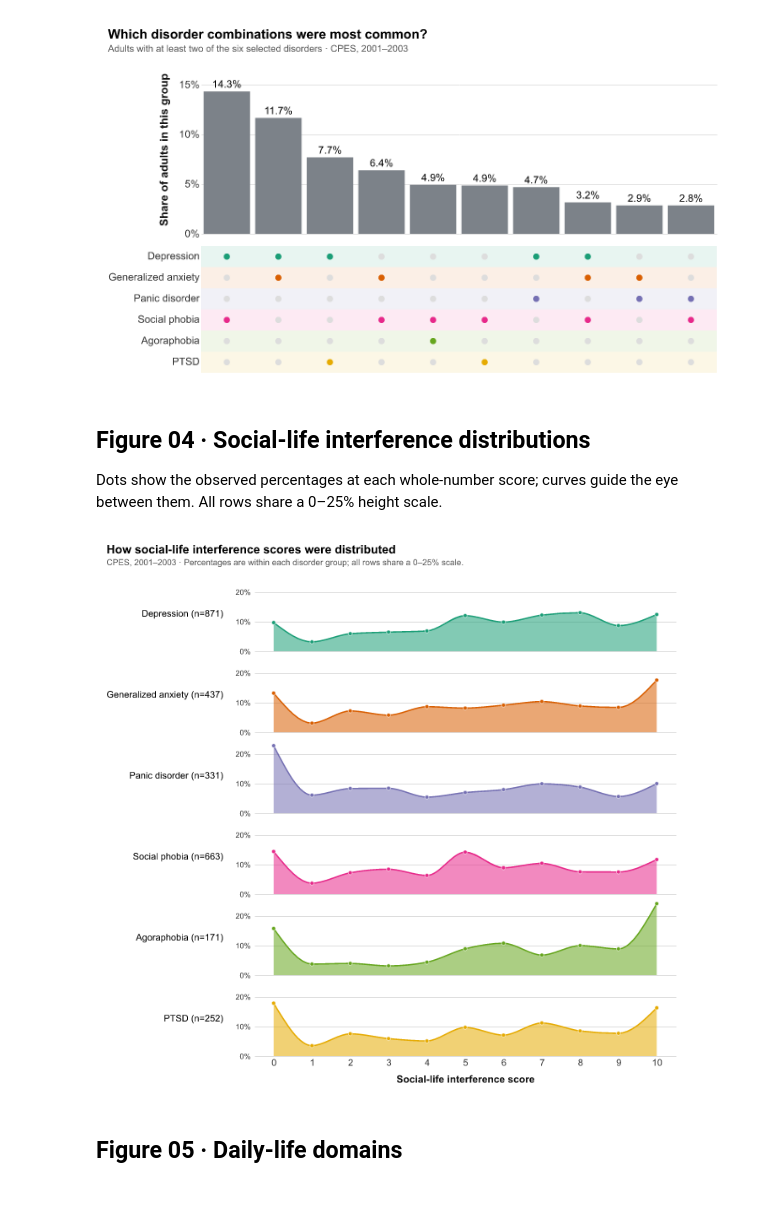
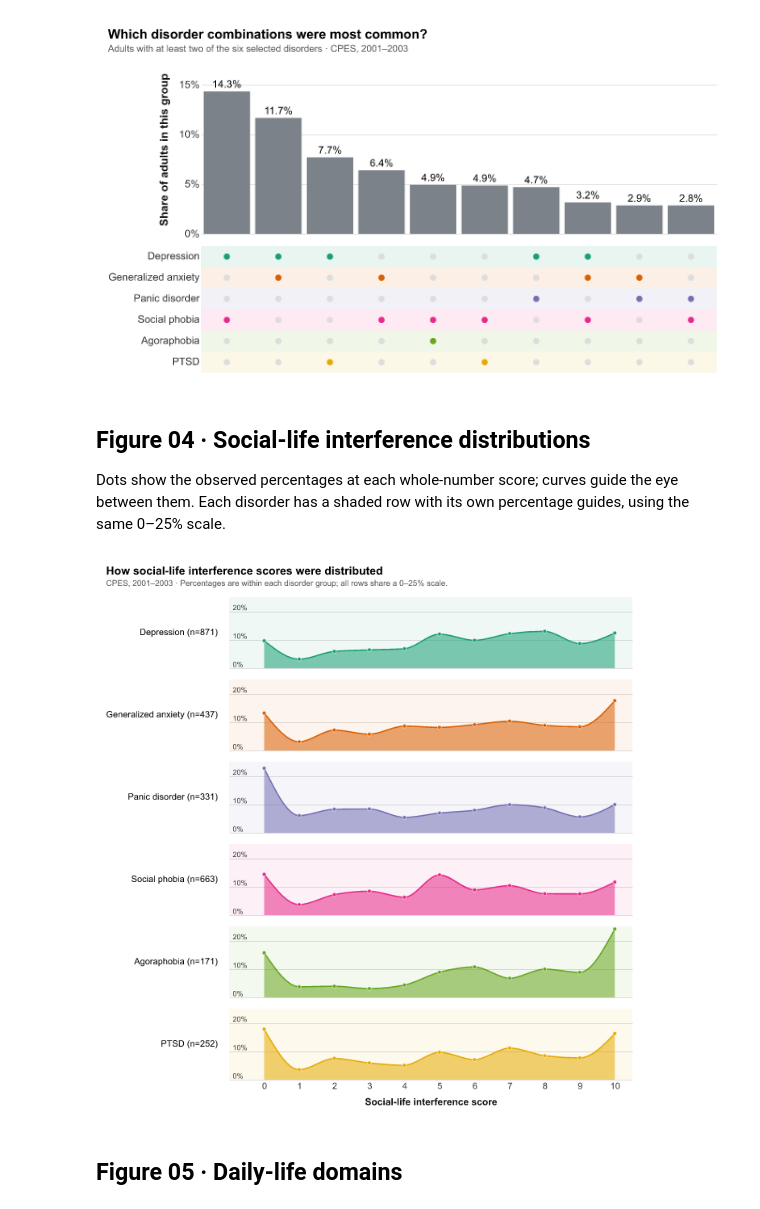
Before and after one commit to judycchen/capp30239-data-visualization_judy-chen, a Jupyter notebook: static-viz-project/milestone2_draft/static-draft.ipynb, the cells around one changed output. Cells and saved outputs as stored; diff of their text form; code cells hidden in the pictures.

Commit message:
Tie percentage guides to shaded disorder rows

```diff
--- a/static-viz-project/milestone2_draft/static-draft.ipynb
+++ b/static-viz-project/milestone2_draft/static-draft.ipynb
@@ -363,7 +363,7 @@ save_chart(
 # %% [markdown]
 ## Figure 04 · Social-life interference distributions
 
-Dots show the observed percentages at each whole-number score; curves guide the eye between them. All rows share a 0–25% height scale.
+Dots show the observed percentages at each whole-number score; curves guide the eye between them. Each disorder has a shaded row with its own percentage guides, using the same 0–25% scale.
 # %%
 score_distributions, score_counts = [], []
 for spec in DISORDERS.values():
@@ -382,38 +382,46 @@ distribution_df = pd.DataFrame([
 
 
 def interference_distributions(df):
+    # Shade each row; the left margin gives its percentage labels their own space.
+    row_background = alt.Chart(df).transform_aggregate(
+        groupby=["panel", "disorder"],
+    ).mark_rect(opacity=.07).encode(
+        x=alt.value(0), x2=alt.value(500), y=alt.value(0), y2=alt.value(88),
+        color=alt.Color("disorder:N", scale=DISORDER_SCALE, legend=None),
+    )
     base = alt.Chart(df).encode(
         x=alt.X("score:Q", title="Social-life interference score",
-                scale=alt.Scale(domain=[-.5, 10.5], nice=False),
+                scale=alt.Scale(domain=[-1, 10.5], nice=False),
                 axis=alt.Axis(values=list(range(11)), tickCount=11, grid=False,
                               labelAngle=0, labelOverlap=False)),
         y=alt.Y("share:Q", title=None, stack=None,
                 scale=alt.Scale(domain=[0, .25], nice=False),
                 axis=alt.Axis(values=[0, .1, .2], format=".0%", tickCount=3,
-                              labelFontSize=9, labelPadding=5, labelOverlap=False,
+                              labelFontSize=9, labelPadding=-4, labelAlign="left",
+                              labelBaseline="bottom", labelOverlap=False,
                               grid=True, gridColor="#DDDDDD", gridOpacity=1)),
         color=alt.Color("disorder:N", scale=DISORDER_SCALE, legend=None),
     )
     # Monotone curves connect the observations; dots retain the actual score values.
     fill = base.mark_area(interpolate="monotone", opacity=.55)
     outline = base.mark_line(interpolate="monotone", strokeWidth=1.6)
     points = base.mark_point(filled=True, size=22, opacity=1,
                              stroke="white", strokeWidth=.6)
-    profiles = (fill + outline + points).properties(width=500, height=88)
+    profiles = (row_background + fill + outline + points).properties(width=500, height=88)
     return profiles.facet(
         row=alt.Row("panel:N", sort=panel_order, title=None,
                     header=alt.Header(labelAngle=0, labelAlign="left", labelPadding=14,
                                       labelFontSize=11)),
-        spacing=8,
+        spacing=14,
     ).resolve_scale(x="shared", y="shared")
 
 
 save_chart(
     interference_distributions(distribution_df), "04_social_interference_distributions.png", "How social-life interference scores were distributed",
     [CPES_SOURCE + " · Percentages are within each disorder group; all rows share a 0–25% scale."],
 )
 # %% [output]
-[figure, old version]
+[figure, new version]
 # %% [markdown]
 ## Figure 05 · Daily-life domains
 # %%
```
Also changed, not shown: 3 other files.
